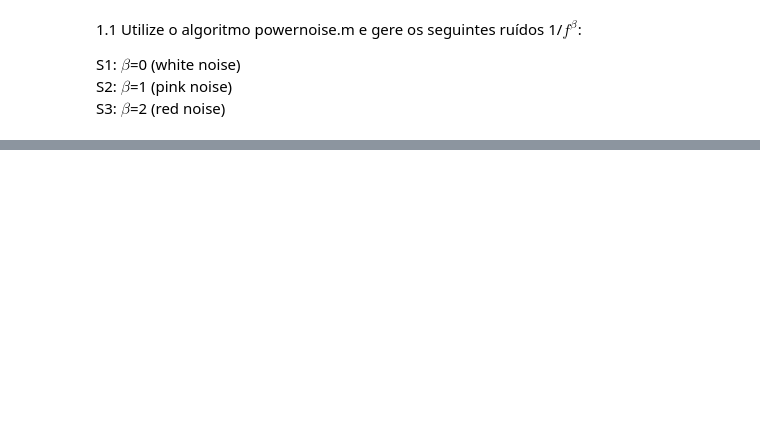
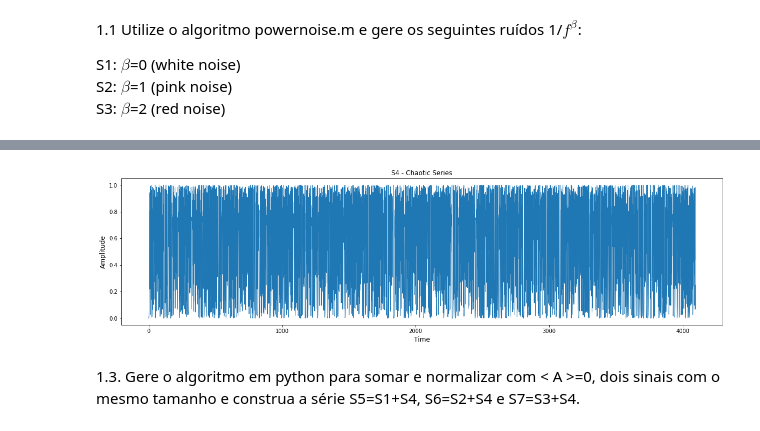
Before and after one commit to helvecioneto/INPE, a Jupyter notebook: Matematica_Computacional_I/Dr_Reinaldo/Lista_Exercicio/Jupyter/Lista_Exercicio_Helvecio_Neto.ipynb, the cells around one changed output, grey strips where cells are left out. Saved outputs shown, nothing was run; the diff lists cells and outputs as text; code cells hidden in the pictures; blank space fills up the shorter version.

```diff
--- a/Matematica_Computacional_I/Dr_Reinaldo/Lista_Exercicio/Jupyter/Lista_Exercicio_Helvecio_Neto.ipynb
+++ b/Matematica_Computacional_I/Dr_Reinaldo/Lista_Exercicio/Jupyter/Lista_Exercicio_Helvecio_Neto.ipynb
@@ -114,0 +54,10 @@ array([0.001     , 0.003996  , 0.01592013, ..., 0.98312327, 0.06636762,
+# %%
+s4_ = logisticc_map(4096)
+s4 = pd.DataFrame(s4_,index=None)
+# %%
+plotSeries(s4, "S4 - Chaotic Series","s4_chaotic")
+# %% [output]
+[figure, added]
+# %% [markdown]
+1.3. Gere o algoritmo em python para somar e normalizar com < A >=0, dois sinais
+com o mesmo tamanho e construa a série S5=S1+S4, S6=S2+S4 e S7=S3+S4.
```
Also changed, not shown: parts of 36 cells of this notebook, 37 other files.
